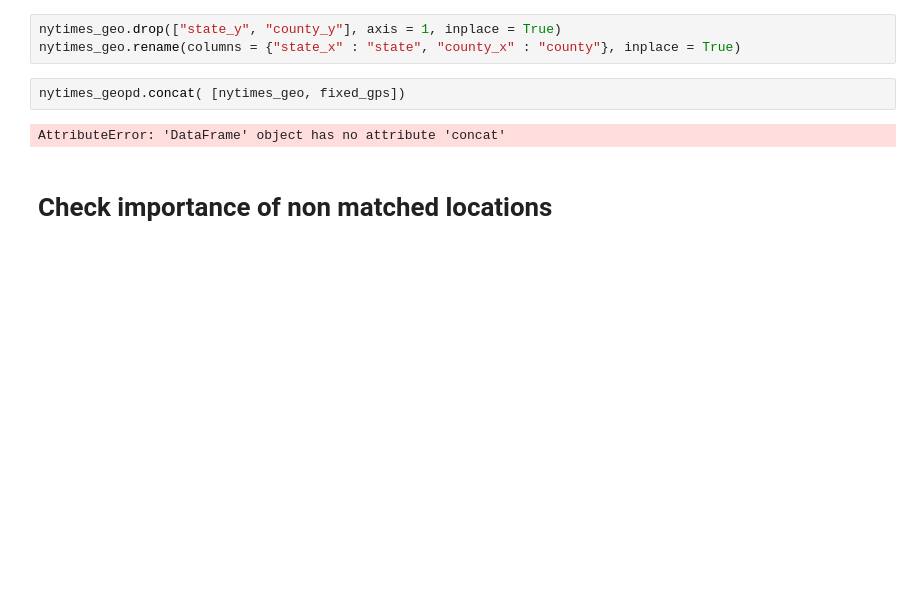
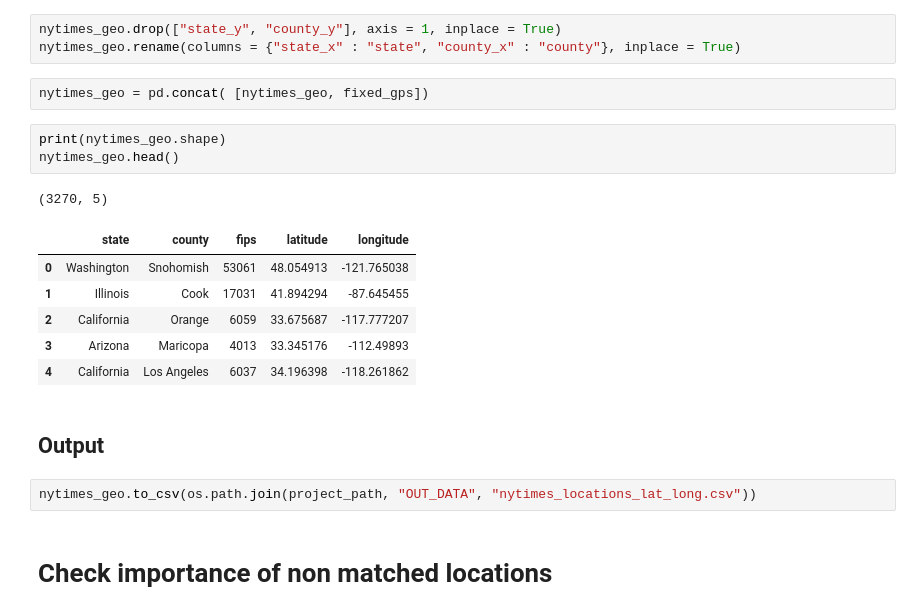
Before and after one commit to severine-baudry/capstone_data_engineer, a Jupyter notebook: NYT_to_gazetter.ipynb, the cells around one changed output. Drawn from its saved outputs; the diff is of its cells as text; blank space fills up the shorter version.

Commit message:
fix concatenation of mapping df, output result in csv

```diff
--- a/NYT_to_gazetter.ipynb
+++ b/NYT_to_gazetter.ipynb
@@ -414,9 +414,22 @@ nytimes_geo.head()
 nytimes_geo.drop(["state_y", "county_y"], axis = 1, inplace = True)
 nytimes_geo.rename(columns = {"state_x" : "state", "county_x" : "county"}, inplace = True)
 # %%
-nytimes_geopd.concat( [nytimes_geo, fixed_gps])
+nytimes_geo = pd.concat( [nytimes_geo, fixed_gps])
-# %% [output]
-AttributeError: 'DataFrame' object has no attribute 'concat'
+# %%
+print(nytimes_geo.shape)
+nytimes_geo.head()
+# %% [output]
+(3270, 5)
+|  | state | county | fips | latitude | longitude |
+| 0 | Washington | Snohomish | 53061 | 48.054913 | -121.765038 |
+| 1 | Illinois | Cook | 17031 | 41.894294 | -87.645455 |
+| 2 | California | Orange | 6059 | 33.675687 | -117.777207 |
+| 3 | Arizona | Maricopa | 4013 | 33.345176 | -112.49893 |
+| 4 | California | Los Angeles | 6037 | 34.196398 | -118.261862 |
+# %% [markdown]
+## Output
+# %%
+nytimes_geo.to_csv(os.path.join(project_path, "OUT_DATA", "nytimes_locations_lat_long.csv"))
 # %% [markdown]
 # Check importance of non matched locations
 # %%
```
